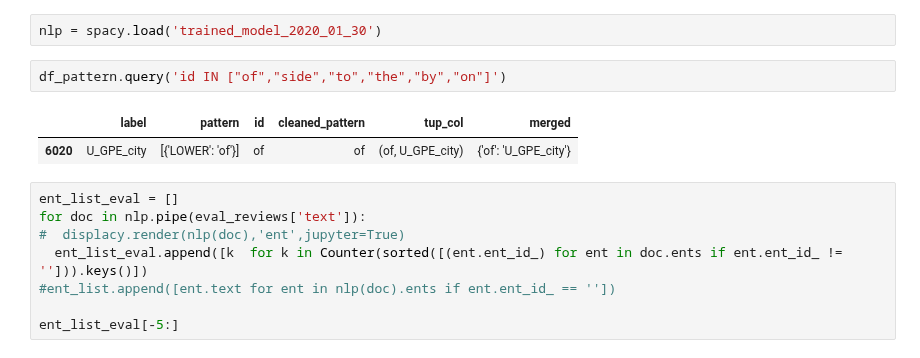
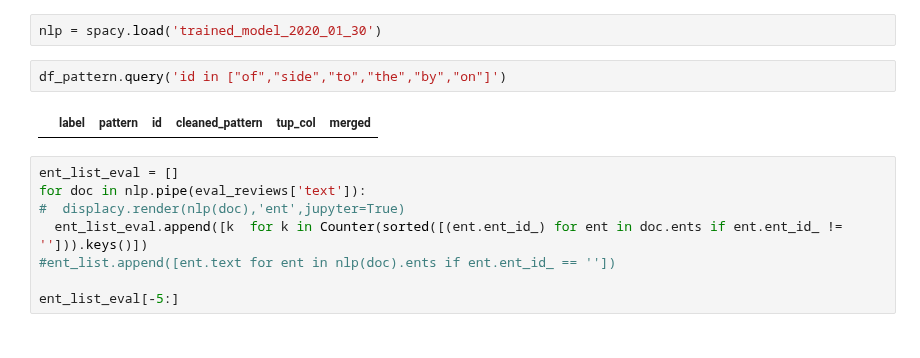
Before and after one commit to ravi-gopalan/DAND_Data_Wrangling, a Jupyter notebook: post_training_processing.ipynb, the cells around one changed output. Drawn from its saved outputs; the diff is of its cells as text.

```diff
--- a/post_training_processing.ipynb
+++ b/post_training_processing.ipynb
@@ -389,10 +389,9 @@ nlp.to_disk('trained_model_2020_01_30')
 # %%
 nlp = spacy.load('trained_model_2020_01_30')
 # %%
-df_pattern.query('id IN ["of","side","to","the","by","on"]')
+df_pattern.query('id in ["of","side","to","the","by","on"]')
 # %% [output]
 |  | label | pattern | id | cleaned_pattern | tup_col | merged |
-| 6020 | U_GPE_city | [{'LOWER': 'of'}] | of | of | (of, U_GPE_city) | {'of': 'U_GPE_city'} |
 # %%
 ent_list_eval = []
 for doc in nlp.pipe(eval_reviews['text']):
```
Also changed, not shown: parts of 19 cells of this notebook.
